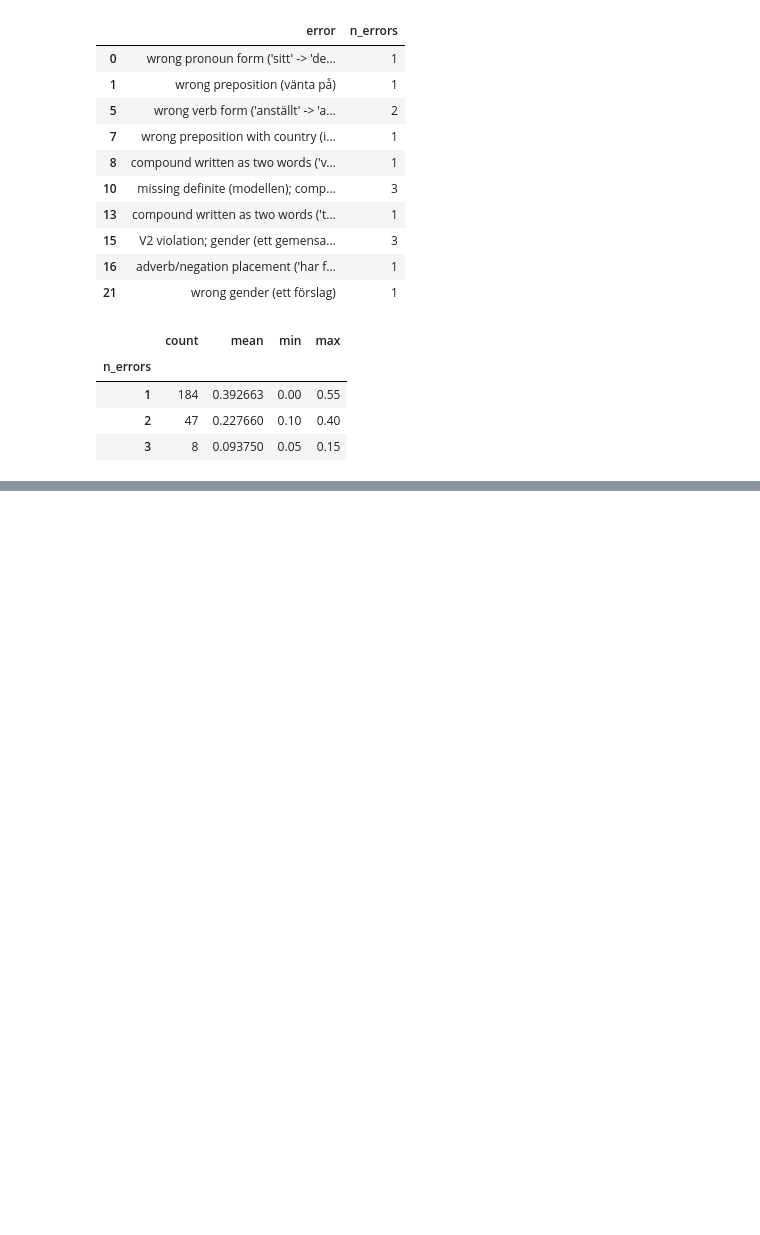
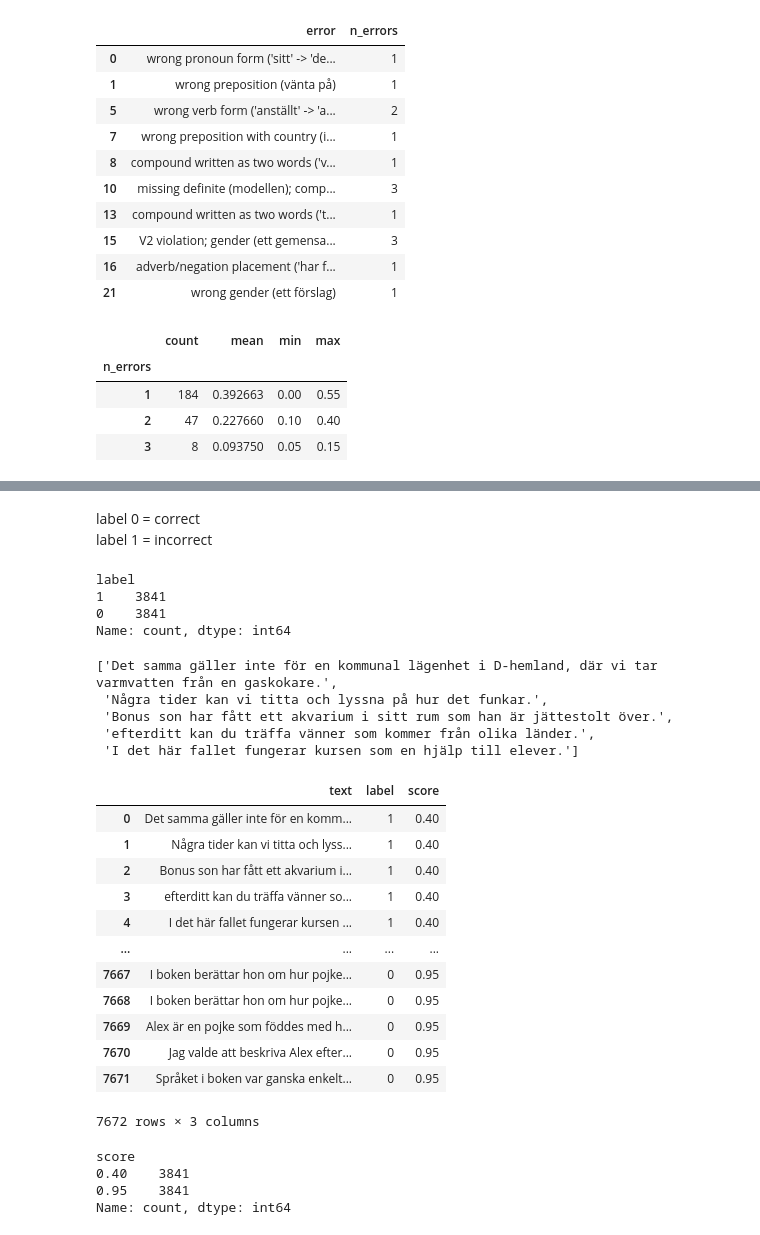
Before and after one commit to yegiVH/Swedish-Grammaticality-thesis, a Jupyter notebook: explore.ipynb, the cells around one changed output, grey strips where cells are left out. Cells and saved outputs as stored; diff of their text form; code cells hidden in the pictures; blank space fills up the shorter version.

```diff
--- a/explore.ipynb
+++ b/explore.ipynb
@@ -104,0 +113,6 @@ poor.groupby("n_errors")["score"].agg(["count", "mean", "min", "max"])
+# %%
+from datasets import load_dataset
+
+dalaj = load_dataset("mteb/DalajClassification", split="train")
+
+dalaj_df = dalaj.to_pandas()
@@ -104,0 +133,54 @@ poor.groupby("n_errors")["score"].agg(["count", "mean", "min", "max"])
+# %% [markdown]
+label 0 = correct
+label 1 = incorrect
+# %%
+dalaj_df["label"].value_counts()
+# %% [output]
+label
+1    3841
+0    3841
+Name: count, dtype: int64
+# %%
+import re
+def fix_spacing(text):
+    return re.sub(r"\s+([.,!?:,])", r"\1", text)
+
+dalaj_df["text"] = dalaj_df["text"].apply(fix_spacing)
+# %%
+dalaj_df["text"].head(5).to_list()
+# %% [output]
+['Det samma gäller inte för en kommunal lägenhet i D-hemland, där vi tar varmvatten från en gaskokare.',
+ 'Några tider kan vi titta och lyssna på hur det funkar.',
+ 'Bonus son har fått ett akvarium i sitt rum som han är jättestolt över.',
+ 'efterditt kan du träffa vänner som kommer från olika länder.',
+ 'I det här fallet fungerar kursen som en hjälp till elever.']
+# %%
+def label_to_score(label):
+    if label == 0:
+        return 0.95 # correct
+    else:
+        return 0.4
+
+dalaj_df["score"] = dalaj_df["label"].apply(label_to_score)
+dalaj_df.head(-10)
+# %% [output]
+|  | text | label | score |
+| 0 | Det samma gäller inte för en komm... | 1 | 0.40 |
+| 1 | Några tider kan vi titta och lyss... | 1 | 0.40 |
+| 2 | Bonus son har fått ett akvarium i... | 1 | 0.40 |
+| 3 | efterditt kan du träffa vänner so... | 1 | 0.40 |
+| 4 | I det här fallet fungerar kursen ... | 1 | 0.40 |
+| ... | ... | ... | ... |
+| 7667 | I boken berättar hon om hur pojke... | 0 | 0.95 |
+| 7668 | I boken berättar hon om hur pojke... | 0 | 0.95 |
+| 7669 | Alex är en pojke som föddes med h... | 0 | 0.95 |
+| 7670 | Jag valde att beskriva Alex efter... | 0 | 0.95 |
+| 7671 | Språket i boken var ganska enkelt... | 0 | 0.95 |
+7672 rows × 3 columns
+# %%
+dalaj_df["score"].value_counts()
+# %% [output]
+score
+0.40    3841
+0.95    3841
+Name: count, dtype: int64
```
Also changed, not shown: parts of 24 cells of this notebook, 3 other files.
